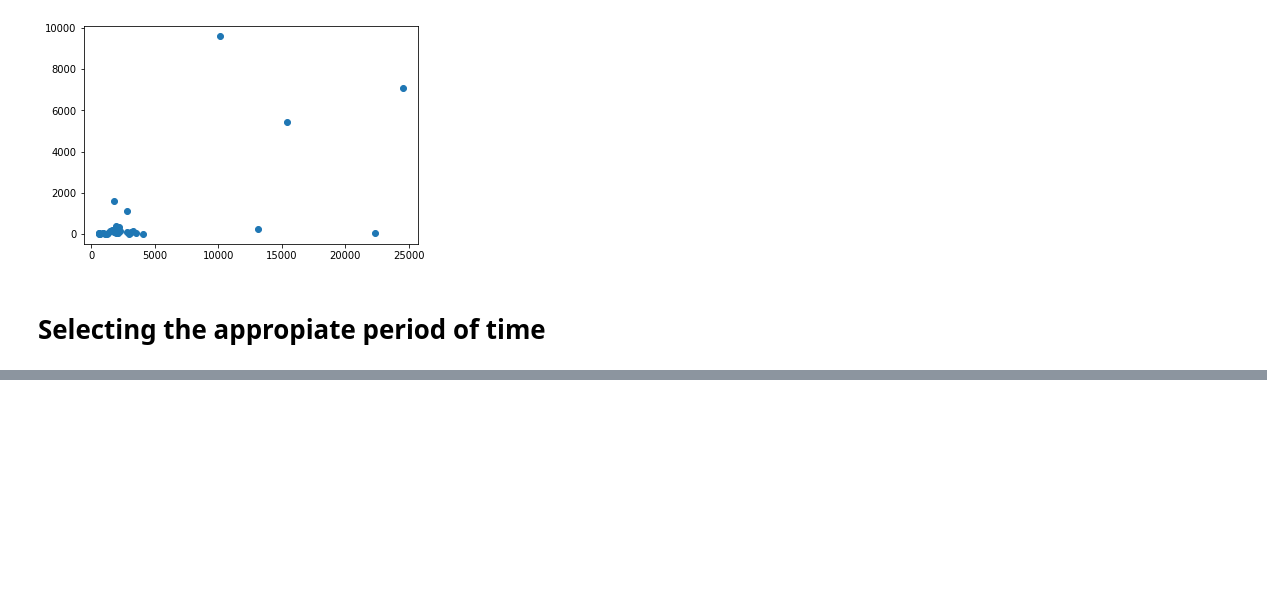
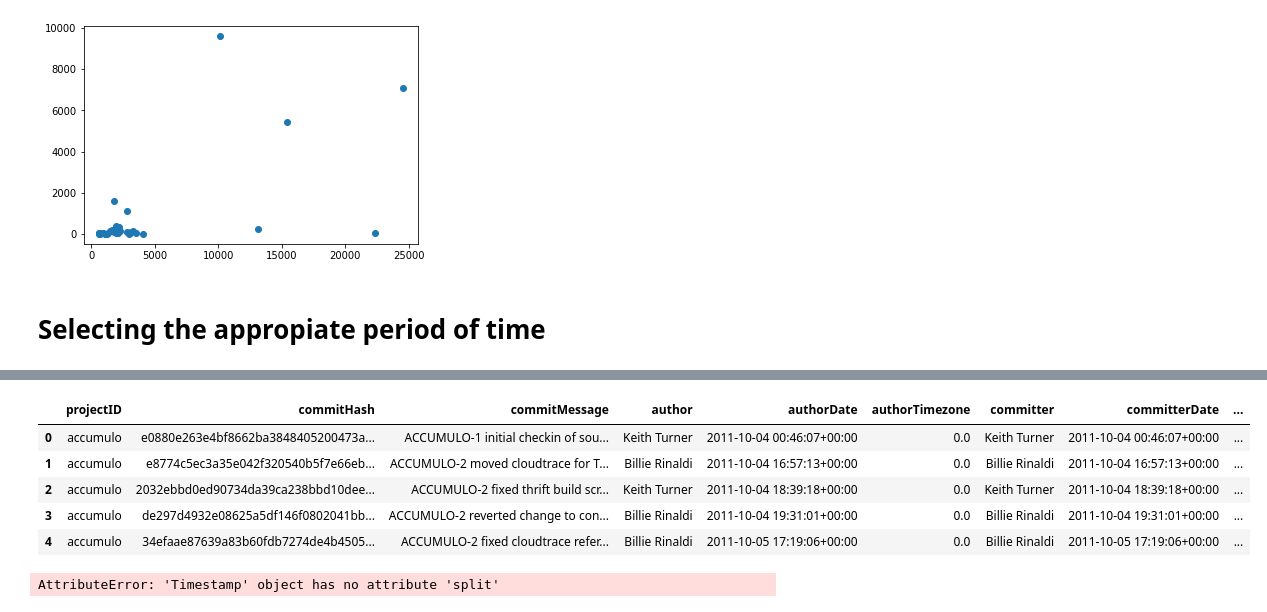
Before and after one commit to danigoju/Technical-Debt-DLMP, a Jupyter notebook: notebooks/data_exploration.ipynb, the cells around one changed output, grey strips where cells are left out. Drawn from its saved outputs; the diff is of its cells as text; code cells hidden in the pictures; blank space fills up the shorter version.

Commit message:
file path actualization

```diff
--- a/notebooks/data_exploration.ipynb
+++ b/notebooks/data_exploration.ipynb
@@ -13,7 +14,5 @@ Mounted at /content/drive
 # %% [markdown]
 #### GIT COMMITS file
-# %%
-commits = pd.read_csv('/content/drive/My Drive/TAED 2 lab1/data v1/GIT_COMMITS.csv') #select the desired path of the file
 # %%
 commits.head(3)
 # %% [output]
@@ -157,6 +156,6 @@ print('data type:', commits.authorTimezone.dtype, '\n')
 print('number of distinct authorTimezone:', len(commits.authorTimezone.unique()),'\n')
 print('number of null values in the column:', sum(commits.authorTimezone.isnull()),'\n')
 print('5 most common authorTimezone and count of appearance:\n', commits.authorTimezone.value_counts()[:5], '\n', sep = '')  # units are in seconds!!
-commits.authorTimezone = commits.authorTimezone/3600  # convert into hours
+commits.authorTimezone = commits.authorTimezone.astype(int)/3600  # convert into hours
 print('5 most common authorTimezone and count of appearance:\n', pd.DataFrame(commits.authorTimezone.value_counts()).reset_index().rename(columns = {'index':'authorTimezone','authorTimezone':'count'})[:5], sep = '')
 # %% [output]
@@ -227,6 +226,6 @@ print('data type:', commits.committerTimezone.dtype, '\n')
 print('number of distinct committerTimezone:', len(commits.committerTimezone.unique()),'\n')
 print('number of null values in the column:', sum(commits.committerTimezone.isnull()),'\n')
 print('5 most common committerTimezone and count of appearance:\n', commits.committerTimezone.value_counts()[:5], '\n', sep = '')  # units are in seconds!!
-commits.committerTimezone = commits.committerTimezone/3600  # convert into hours
+commits.committerTimezone = commits.committerTimezone.astype(int)/3600  # convert into hours
 print('5 most common committerTimezone and count of appearance:\n', pd.DataFrame(commits.committerTimezone.value_counts()).reset_index().rename(columns = {'index':'committerTimezone','committerTimezone':'count'})[:5], sep = '')
 # %% [output]
@@ -653,3 +641,9 @@ plt.scatter(counts.commits, counts.faults, label = "label_name" )
-# %%
-#commits = pd.read_csv('/content/drive/My Drive/TAED 2 lab1/data v1/GIT_COMMITS.csv') #select the desired path of the file
-commits = pd.read_csv('drive/MyDrive/arap/GIT_COMMITS.csv') #select the desired path of the file
+# %%
+commits.head()
+# %% [output]
+|  | projectID | commitHash | commitMessage | author | authorDate | authorTimezone | committer | committerDate | ... |
+| 0 | accumulo | e0880e263e4bf8662ba3848405200473a... | ACCUMULO-1 initial checkin of sou... | Keith Turner | 2011-10-04 00:46:07+00:00 | 0.0 | Keith Turner | 2011-10-04 00:46:07+00:00 | ... |
+| 1 | accumulo | e8774c5ec3a35e042f320540b5f7e66eb... | ACCUMULO-2 moved cloudtrace for T... | Billie Rinaldi | 2011-10-04 16:57:13+00:00 | 0.0 | Billie Rinaldi | 2011-10-04 16:57:13+00:00 | ... |
+| 2 | accumulo | 2032ebbd0ed90734da39ca238bbd10dee... | ACCUMULO-2 fixed thrift build scr... | Keith Turner | 2011-10-04 18:39:18+00:00 | 0.0 | Keith Turner | 2011-10-04 18:39:18+00:00 | ... |
+| 3 | accumulo | de297d4932e08625a5df146f0802041bb... | ACCUMULO-2 reverted change to con... | Billie Rinaldi | 2011-10-04 19:31:01+00:00 | 0.0 | Billie Rinaldi | 2011-10-04 19:31:01+00:00 | ... |
+| 4 | accumulo | 34efaae87639a83b60fdb7274de4b4505... | ACCUMULO-2 fixed cloudtrace refer... | Billie Rinaldi | 2011-10-05 17:19:06+00:00 | 0.0 | Billie Rinaldi | 2011-10-05 17:19:06+00:00 | ... |
@@ -657,8 +653,10 @@ commits = pd.read_csv('drive/MyDrive/arap/GIT_COMMITS.csv') #select the desired
 # Aggregate by date and visualize
 # Convert to datetime date, without hour, only date  (it would also be cool to see if there are more faults in the night/ evening than during the day)
 #date_count = pd.DataFrame(commits[['COMMITER_DATE']].count()).reset_index()
-dates = [datetime.date.fromisoformat(commits['COMMITER_DATE'][i].split("T")[0].split(" ")[0]) for i in range(len(commits['COMMITER_DATE']))]
-dates_df = pd.DataFrame(dates, columns =['COMMITER_DATE'])
+dates = [datetime.date.fromisoformat(commits['committerDate'][i].split("T")[0].split(" ")[0]) for i in range(len(commits['committerDate']))]
+dates_df = pd.DataFrame(dates, columns =['committerDate'])
+# %% [output]
+AttributeError: 'Timestamp' object has no attribute 'split'
 # %%
 import datetime
 c = commits.loc[0,'COMMITER_DATE']
```
Also changed, not shown: parts of 30 cells of this notebook, 1 other file.
